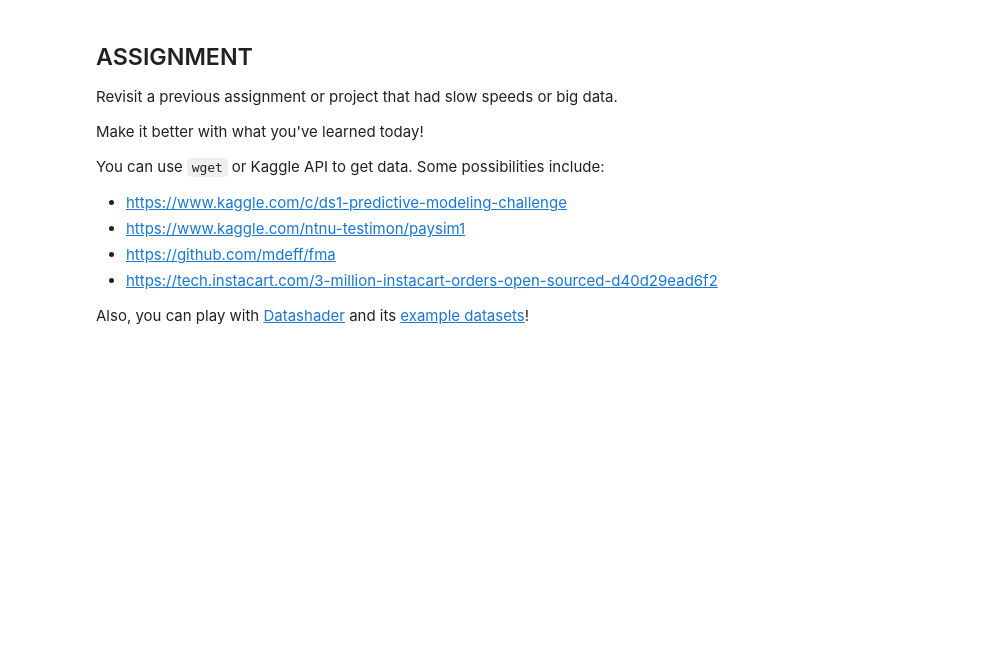
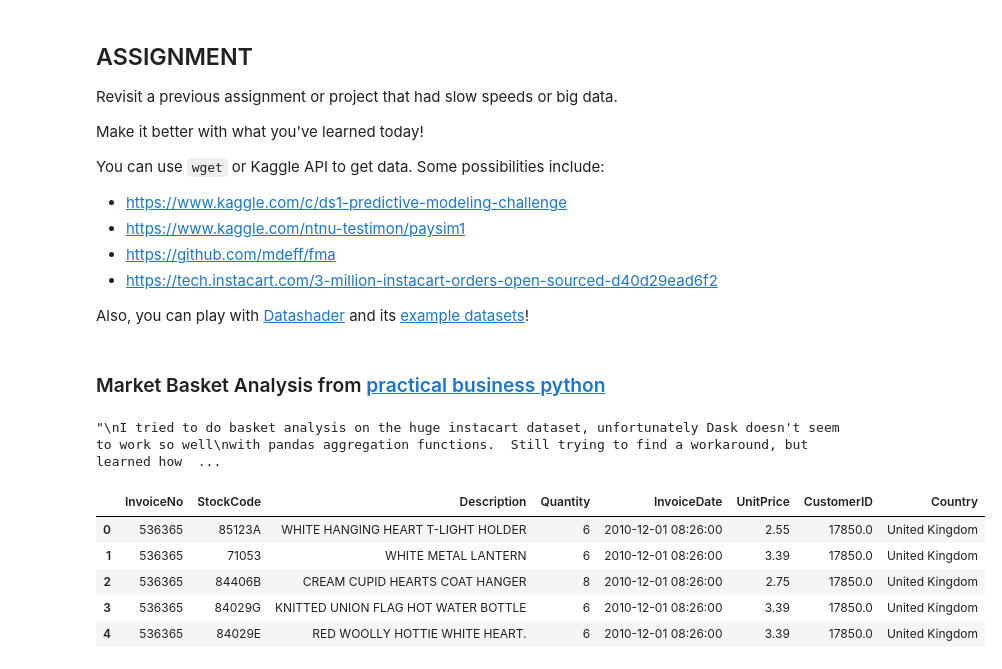
Before and after one commit to bloominstituteoftechnology/DS-Unit-3-Sprint-3-Big-Data, a Jupyter notebook: module1-aws-sagemaker/LS_DS_331_AWS_SageMaker.ipynb, the cells around one changed output. Drawn from its saved outputs; the diff is of its cells as text; code cells hidden in the pictures; blank space fills up the shorter version.

```diff
--- a/module1-aws-sagemaker/LS_DS_331_AWS_SageMaker.ipynb
+++ b/module1-aws-sagemaker/LS_DS_331_AWS_SageMaker.ipynb
@@ -414,3 +430,13 @@ You can use `wget` or Kaggle API to get data. Some possibilities include:
 
 
 Also, you can play with [Datashader](http://datashader.org/) and its [example datasets](https://github.com/pyviz/datashader/blob/master/examples/datasets.yml)!
+# %% [markdown]
+### Market Basket Analysis from [practical business python](https://pbpython.com/market-basket-analysis.html)
+# %%
+"""
+I tried to do basket analysis on the huge instacart dataset, unfortunately Dask doesn't seem to work so well
+with pandas aggregation functions.  Still trying to find a workaround, but learned how to do Market Basket Analysis
+with Python which seems perfectly suited for Dask!  Definitely something that large retailers would benefit from.
+"""
+# %% [output]
+"\nI tried to do basket analysis on the huge instacart dataset, unfortunately Dask doesn't seem to work so well\nwith pandas aggregation functions.  Still trying to find a workaround, but learned how  ...
@@ -416,0 +446,10 @@ Also, you can play with [Datashader](http://datashader.org/) and its [example da
+# %%
+df = pd.read_excel('http://archive.ics.uci.edu/ml/machine-learning-databases/00352/Online%20Retail.xlsx')
+df.head()
+# %% [output]
+|  | InvoiceNo | StockCode | Description | Quantity | InvoiceDate | UnitPrice | CustomerID | Country |
+| 0 | 536365 | 85123A | WHITE HANGING HEART T-LIGHT HOLDER | 6 | 2010-12-01 08:26:00 | 2.55 | 17850.0 | United Kingdom |
+| 1 | 536365 | 71053 | WHITE METAL LANTERN | 6 | 2010-12-01 08:26:00 | 3.39 | 17850.0 | United Kingdom |
+| 2 | 536365 | 84406B | CREAM CUPID HEARTS COAT HANGER | 8 | 2010-12-01 08:26:00 | 2.75 | 17850.0 | United Kingdom |
+| 3 | 536365 | 84029G | KNITTED UNION FLAG HOT WATER BOTTLE | 6 | 2010-12-01 08:26:00 | 3.39 | 17850.0 | United Kingdom |
+| 4 | 536365 | 84029E | RED WOOLLY HOTTIE WHITE HEART. | 6 | 2010-12-01 08:26:00 | 3.39 | 17850.0 | United Kingdom |
```
Also changed, not shown: parts of 36 cells of this notebook.
